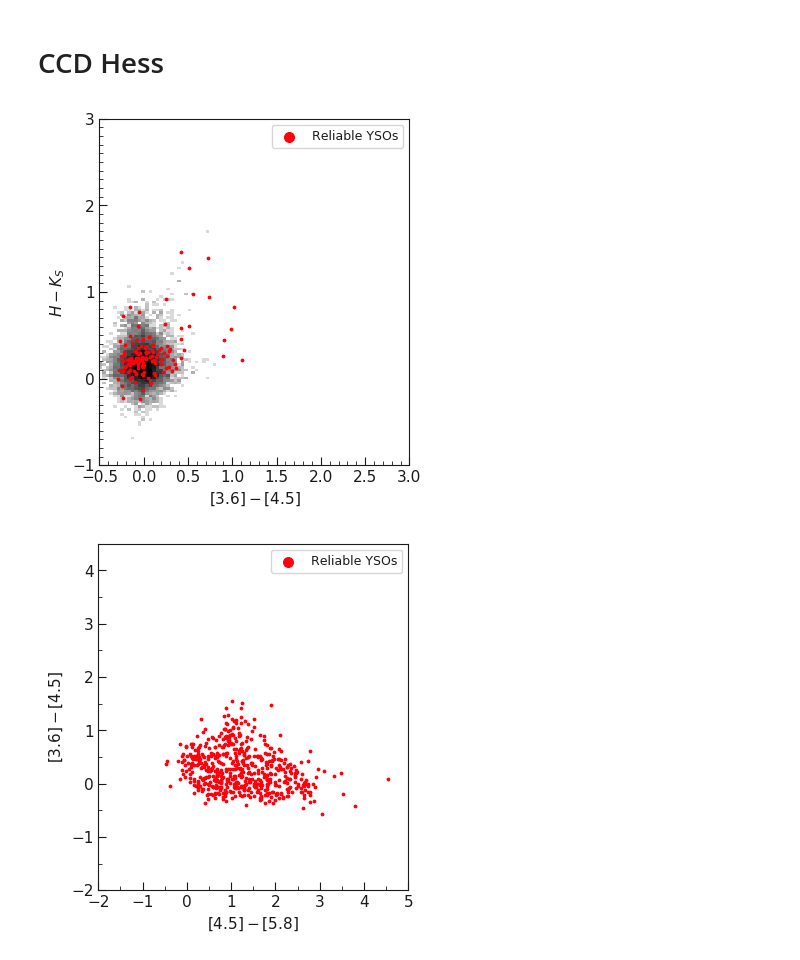
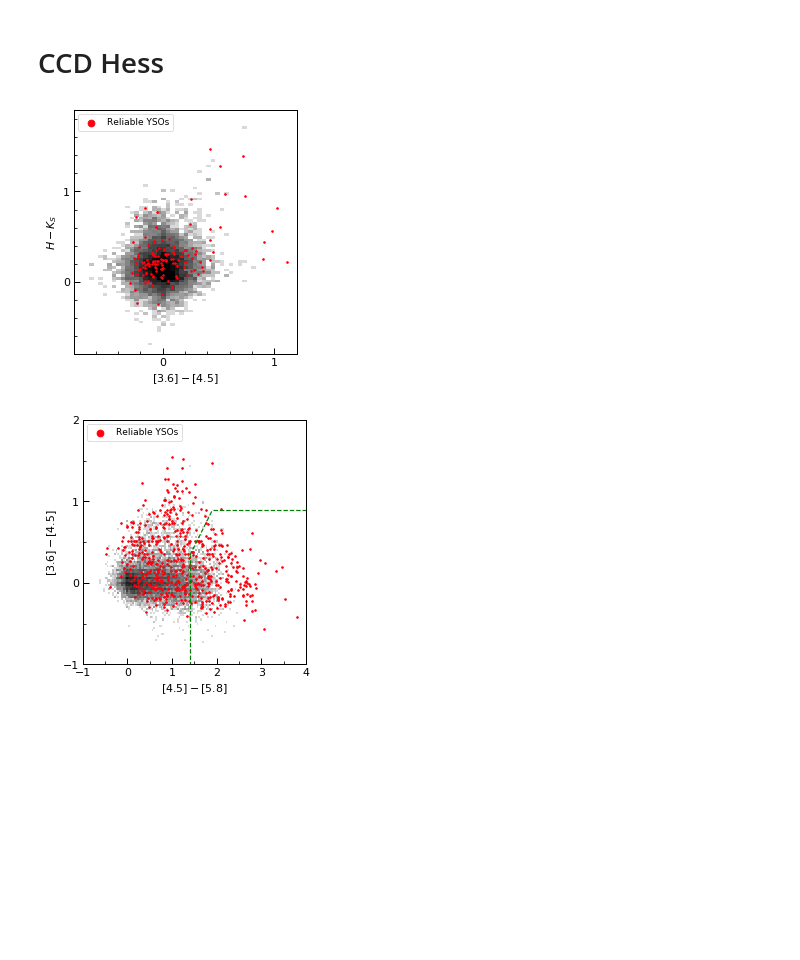
Before and after one commit to MichaelSharp7/YSOs, a Jupyter notebook: NGC6822_cat.ipynb, the cells around one changed output. Cells and saved outputs as stored; diff of their text form; code cells hidden in the pictures; blank space fills up the shorter version.

```diff
--- a/NGC6822_cat.ipynb
+++ b/NGC6822_cat.ipynb
@@ -42,6 +42,7 @@ c6_idx=np.where(data['c6']>0)
 c7_idx=np.where(data['c7']>0)
 c8_idx=np.where(data['c8']>0)
 c9_idx=np.where(data['c9']>0)
+c11_idx=np.where(data['c11']>0)
 
 #create columns for all stars having met the conditions
 data['c2 met?']=0
@@ -50,6 +51,7 @@ data['c4 met?']=0
 data['c5 met?']=0
 data['c6 met?']=0
 data['c9 met?']=0
+data['c11 met?']=0
 data['sp rel?']=0
 data['HJK rel?']=0
 data['YSO Score']=0
@@ -76,6 +78,7 @@ write_column(data,c4_idx,'c4 met?')
 write_column(data,c5_idx,'c5 met?')
 write_column(data,c6_idx,'c6 met?')
 write_column(data,c9_idx,'c9 met?')
+write_column(data,c11_idx,'c11 met?')
 # %% [output]
 Number of stars in cut c2 met?: 809
 Number of stars in cut c3 met?: 886
@@ -1452,47 +1465,47 @@ plt.clf()      #clears plot area
 ax = plt.gca() #sets up active plot region
 
 #Set up plot window: limits, titles, etc. Note the "ax" that was defined earlier.
-plt.setp(ax,xlim=[-0.5,3.0],
-         ylim=[-1,3],
+plt.setp(ax,xlim=[-0.8,1.2],
+         ylim=[-0.8,1.9],
          xlabel='$[3.6] - [4.5]$',
          ylabel='$H - K_S$')
 
-x_majors=[-0.5,0,0.5,1,1.5,2,2.5,3]
+x_majors=[-1,0,1,2,3]
 y_majors=[-1,0,1,2,3]
 ax.xaxis.set_major_locator(matplotlib.ticker.FixedLocator(x_majors))
 ax.yaxis.set_major_locator(matplotlib.ticker.FixedLocator(y_majors))
-x_minors = np.linspace(-0.5, 3, 36)[1:-1]
+x_minors = np.linspace(-1, 3, 21)[1:-1]
 ax.xaxis.set_minor_locator(matplotlib.ticker.FixedLocator(x_minors))
-y_minors = np.linspace(-1, 3, 41)[1:-1]
+y_minors = np.linspace(-1, 3, 21)[1:-1]
 ax.yaxis.set_minor_locator(matplotlib.ticker.FixedLocator(y_minors))
 plt.tick_params(which='minor',direction='in',length=3)
 plt.tick_params(which='major',direction='in',length=6)
 
 #Show the image (the 2D histogram)
 im = ax.imshow(numH,extent=extent,interpolation='nearest',
             vmin=0,vmax=1000,aspect='auto')
 
 im.set_clim(0,1.5)         #clipping values of the image to show.
 im.set_cmap('gist_yarg')   #choosing a color map
 
 #Plot all potential YSOs making the cut
 #plt.scatter(data['k36mag'][c9_idx]-data['k80mag'][c9_idx], data['k80mag'][c9_idx], s=0.9,color=sns.xkcd_rgb['bright purple'], label="YSO candidates")
 # Plot all reliable stars which satify the cut criteria
 plt.scatter(reliable_score_cat['k36mag'][rel_idx_HK3645]-reliable_score_cat['k45mag'][rel_idx_HK3645], reliable_score_cat['Hmag'][rel_idx_HK3645]-reliable_score_cat['Kmag'][rel_idx_HK3645], s=3,color=sns.xkcd_rgb['bright red'], label="Reliable YSOs")
 
 #reliable_cat.show_in_browser(jsviewer=True)
 
 #lines=([2.5,2.5],[6,12.5],[2.5,1.5],[12.5,14.7],[1.5,8],[14.7,16])
 #lim=int(0.5*len(lines))
 #for i in range(lim):
     #x,y=lines[2*i],lines[2*i+1]
     #plt.plot(x,y,marker='o')
 
 # Add a legend
-plt.legend(loc="upper right",frameon=True, scatterpoints=1, numpoints=1, markerscale=4,fontsize=9)
+plt.legend(loc="upper left",frameon=True, scatterpoints=1, numpoints=1, markerscale=4,fontsize=9)
 plt.savefig("H_K_36_45_Hess.pdf", bbox_inches='tight')
 # %% [output]
-[figure, old version]
+[figure, new version]
 # %%
 #36 45 45 58
 #Defining the x and y axes
@@ -1523,8 +1536,8 @@ plt.clf()      #clears plot area
 ax = plt.gca() #sets up active plot region
 
 #Set up plot window: limits, titles, etc. Note the "ax" that was defined earlier.
-plt.setp(ax,xlim=[-2,5],
-         ylim=[-2,4.5],
+plt.setp(ax,xlim=[-1,4],
+         ylim=[-1,2],
          xlabel='$[4.5] - [5.8]$',
          ylabel='$[3.6] - [4.5]$')
 
@@ -1540,7 +1553,7 @@ plt.tick_params(which='minor',direction='in',length=3)
 plt.tick_params(which='major',direction='in',length=6)
 
 #Show the image (the 2D histogram)
-#im = ax.imshow(numH,extent=extent,interpolation='nearest',vmin=0,vmax=1000,aspect='auto')
+im = ax.imshow(numH,extent=extent,interpolation='nearest',vmin=0,vmax=1000,aspect='auto')
 
 im.set_clim(0,1.5)         #clipping values of the image to show.
 im.set_cmap('gist_yarg')   #choosing a color map
@@ -1551,17 +1564,17 @@ im.set_cmap('gist_yarg')   #choosing a color map
 plt.scatter(reliable_score_cat['k45mag'][rel_idx_36454558]-reliable_score_cat['k58mag'][rel_idx_36454558], reliable_score_cat['k36mag'][rel_idx_36454558]-reliable_score_cat['k45mag'][rel_idx_36454558], s=3,color=sns.xkcd_rgb['bright red'], label="Reliable YSOs")
 
 
-#lines=([2.5,2.5],[6,12.5],[2.5,1.5],[12.5,14.7],[1.5,8],[14.7,16])
-#lim=int(0.5*len(lines))
-#for i in range(lim):
-    #x,y=lines[2*i],lines[2*i+1]
-    #plt.plot(x,y,marker='o')
+lines=([1.4,1.4],[-2,0.34],[1.4,1.91],[0.34,0.9],[1.91,10],[0.9,0.9])
+lim=int(0.5*len(lines))
+for i in range(lim):
+    x,y=lines[2*i],lines[2*i+1]
+    plt.plot(x,y,'--',color='green',linewidth=1.2)
 
 # Add a legend
-plt.legend(loc="upper right",frameon=True, scatterpoints=1, numpoints=1, markerscale=4,fontsize=9)
+plt.legend(loc="upper left",frameon=True, scatterpoints=1, numpoints=1, markerscale=4,fontsize=9)
 plt.savefig("36_45_45_58_Hess.pdf", bbox_inches='tight')
 # %% [output]
-[figure, old version]
+[figure, new version]
 # %%
 #K 36 36 45
 #Defining the x and y axes
```
Also changed, not shown: parts of 13 cells of this notebook, 1 other file.
